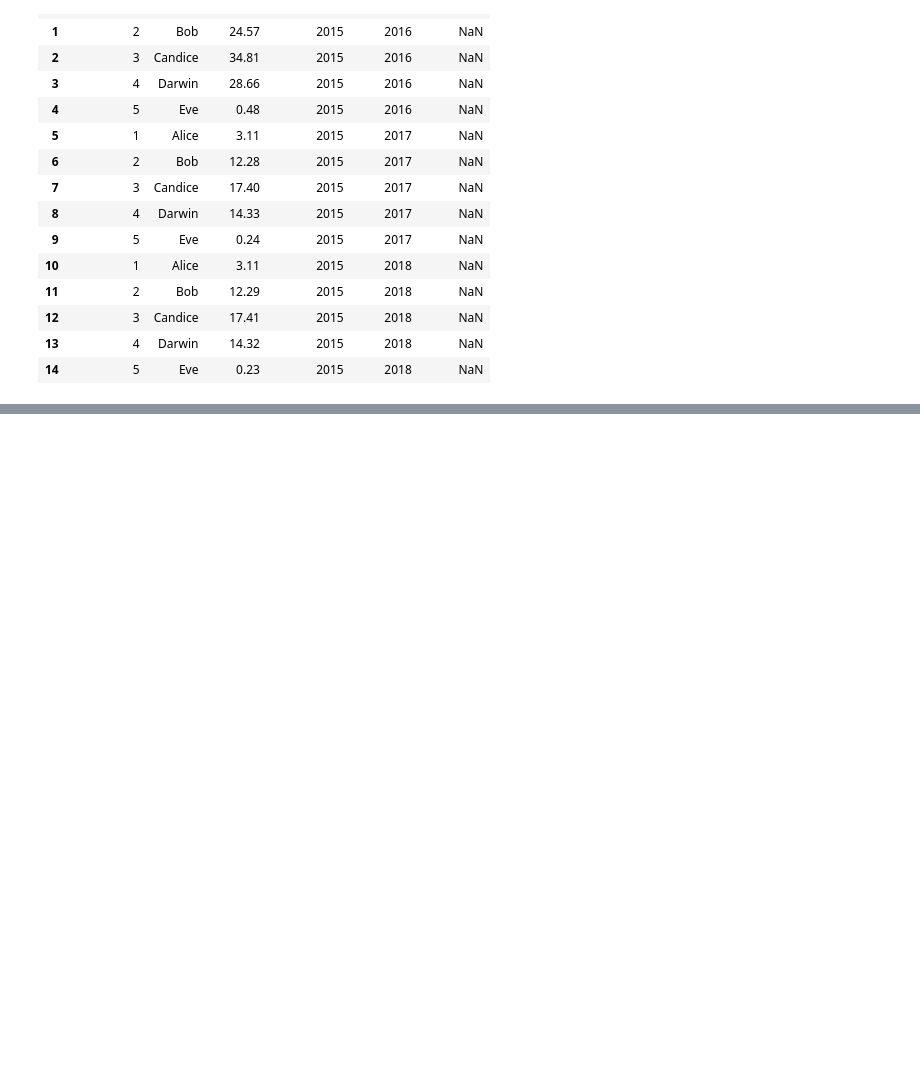
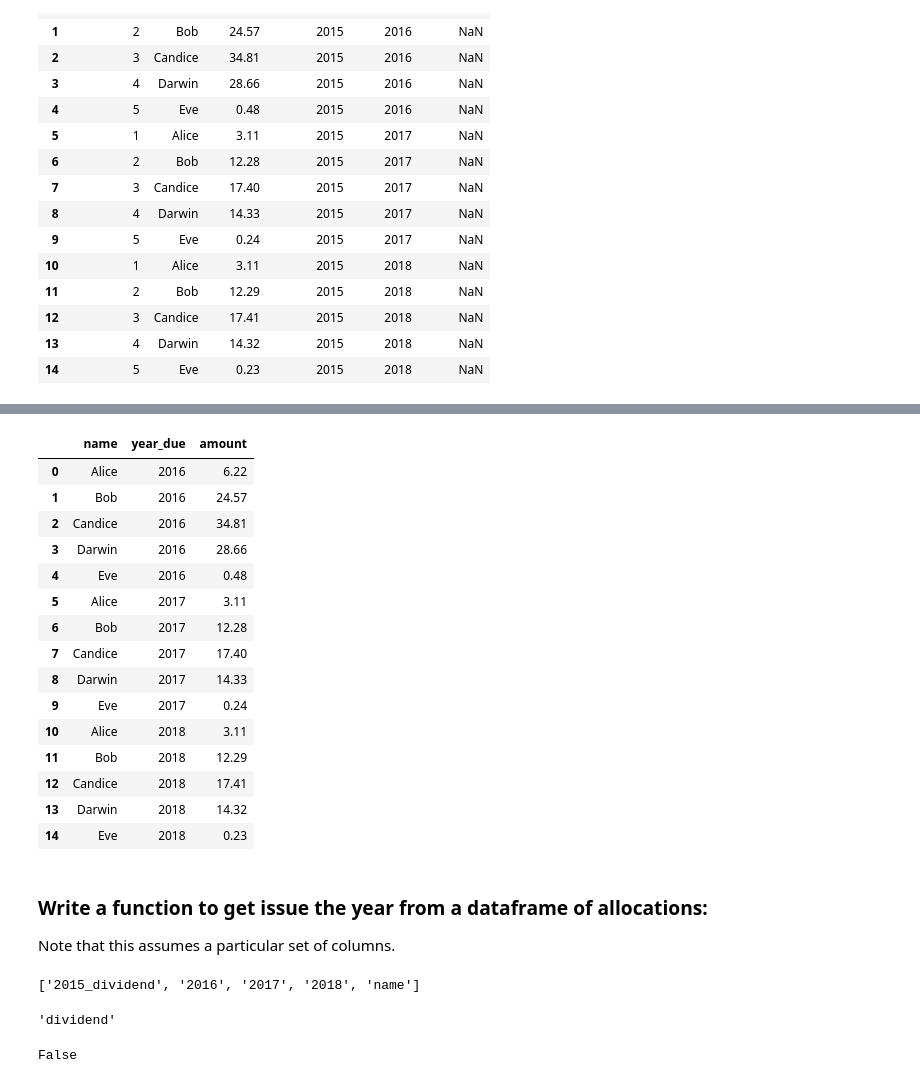
Before and after one commit to NathanielBlairStahn/sscofi, a Jupyter notebook: 05_sscofi_notices.ipynb, the cells around one changed output, grey strips where cells are left out. Saved outputs shown, nothing was run; the diff lists cells and outputs as text; code cells hidden in the pictures; blank space fills up the shorter version.

```diff
--- a/05_sscofi_notices.ipynb
+++ b/05_sscofi_notices.ipynb
@@ -255,29 +286,29 @@ def fraction_year_remaining(date):
     #print(offset, year, next_year)
     return (next_year - date).days / (next_year - year).days
 
-def compute_transaction_patronage(contributions_df):
+def new_patronage_by_transaction(new_contributions_df):
     """Compute patronage for each transaction based on amount and fraction of year remaining.
     """
-    patronage = contributions_df['amount']*contributions_df['date'].apply(fraction_year_remaining)
-    return contributions_df.assign(patronage=patronage) #This makes a copy and adds a new column
+    patronage = new_contributions_df['amount']*new_contributions_df['date'].apply(fraction_year_remaining)
+    return new_contributions_df.assign(patronage=patronage) #This makes a copy and adds a new column
 
-def compute_new_patronage(new_equity_df):
+def new_patronage_by_member(new_contributions_df):
     """Compute each member's patronage from new contributions for the current year.
     """
-    new_equity_df = compute_transaction_patronage(new_equity_df)
-    return new_equity_df[['member_id','patronage']].groupby(by='member_id').sum()
+    new_contributions_df = new_patronage_by_transaction(new_contributions_df)
+    return new_contributions_df[['member_id','patronage']].groupby(by='member_id').sum()
 
-def compute_patronage(old_equity_df, new_equity_df):
+def compute_patronage(old_equity_df, new_contributions_df):
     """Compute total patronage for each member from new contributions for the current year
         and existing equity from previous years.
     """
     patronage_df = old_equity_df.set_index('member_id')[['name', 'equity']]
     patronage_df.rename(columns={'equity': 'old_patronage'}, inplace=True)
 
-#     new_equity_df = compute_transaction_patronage(new_equity_df)
-#     new_equity_df[['member_id','patronage']].groupby(by='member_id').sum()
+#     new_contributions_df = new_patronage_by_transaction(new_contributions_df)
+#     new_contributions_df[['member_id','patronage']].groupby(by='member_id').sum()
 
-    patronage_df['new_patronage'] = compute_new_patronage(new_equity_df)['patronage']
+    patronage_df['new_patronage'] = new_patronage_by_member(new_contributions_df)['patronage']
     # If there were members with no contributions this year, set their new patronage to 0 (would be NaN).
     patronage_df.fillna(0, inplace=True)
 
@@ -288,9 +319,9 @@ def compute_patronage(old_equity_df, new_equity_df):
 
 def compute_patronage_for_year(members_df, contributions_df, year):
     """Computes each member's patronage for the specified year."""
-    old_equity_df, new_equity_df, _ = split_by_year(contributions_df, year)
+    old_equity_df, new_contributions_df, _ = split_by_year(contributions_df, year)
     old_equity_df = get_equity_df(members_df, old_equity_df)
-    return compute_patronage(old_equity_df, new_equity_df)
+    return compute_patronage(old_equity_df, new_contributions_df)
 
 def compute_dividends(patronage_df, profit, proportion_individual=0.5, rounded=True):
     """Compute each member's dividend based on patronage for the year.
@@ -640,0 +701,36 @@ def get_notices_df(allocation_df):
+# %%
+allocations2015.loc[allocations2015['2015_dividend'] > 0,:].melt(
+    id_vars = ['name'], value_vars = ['2016', '2017', '2018'], var_name = 'year_due', value_name='amount')
+# %% [output]
+|  | name | year_due | amount |
+| 0 | Alice | 2016 | 6.22 |
+| 1 | Bob | 2016 | 24.57 |
+| 2 | Candice | 2016 | 34.81 |
+| 3 | Darwin | 2016 | 28.66 |
+| 4 | Eve | 2016 | 0.48 |
+| 5 | Alice | 2017 | 3.11 |
+| 6 | Bob | 2017 | 12.28 |
+| 7 | Candice | 2017 | 17.40 |
+| 8 | Darwin | 2017 | 14.33 |
+| 9 | Eve | 2017 | 0.24 |
+| 10 | Alice | 2018 | 3.11 |
+| 11 | Bob | 2018 | 12.29 |
+| 12 | Candice | 2018 | 17.41 |
+| 13 | Darwin | 2018 | 14.32 |
+| 14 | Eve | 2018 | 0.23 |
+# %% [markdown]
+### Write a function to get issue the year from a dataframe of allocations:
+
+Note that this assumes a particular set of columns.
+# %%
+sorted(allocations2015.columns)
+# %% [output]
+['2015_dividend', '2016', '2017', '2018', 'name']
+# %%
+sorted(allocations2015.columns)[0][-8:]
+# %% [output]
+'dividend'
+# %%
+sorted(allocations2015.columns)[0][-8:] != 'dividend'
+# %% [output]
+False
```
Also changed, not shown: parts of 19 cells of this notebook.
